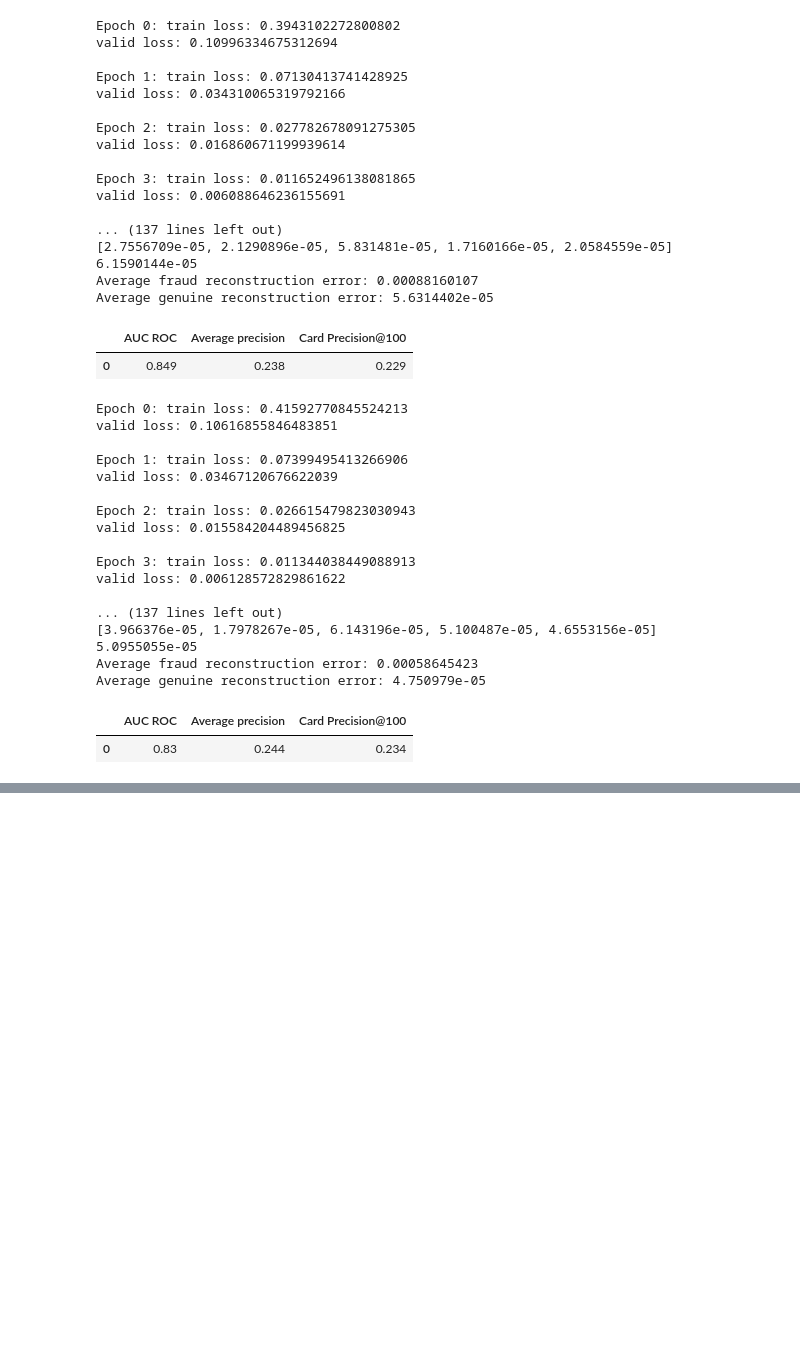
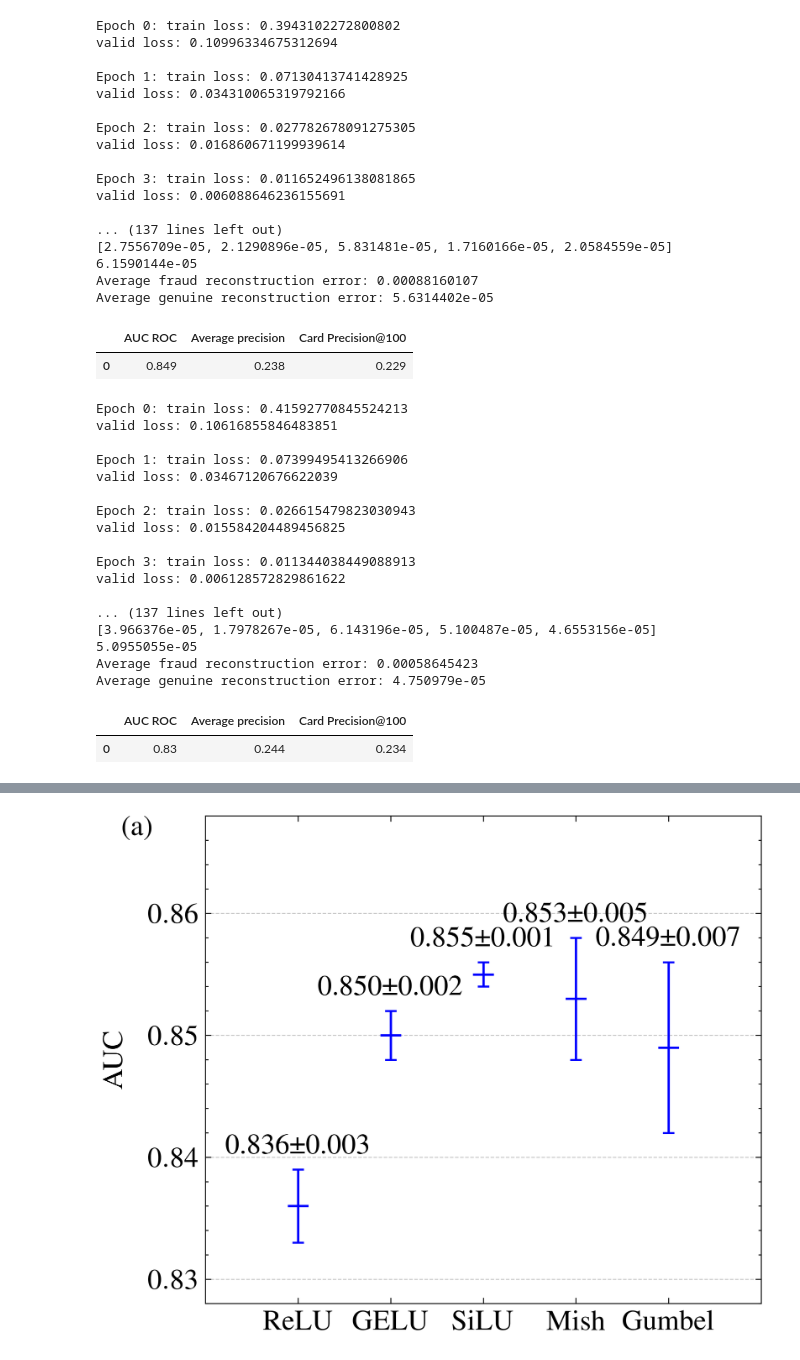
Before and after one commit to resonance-dfb/credit-autoencoder, a Jupyter notebook: 信用卡20250227 GELU SiLU.ipynb, the cells around one changed output, grey strips where cells are left out. Saved outputs shown, nothing was run; the diff lists cells and outputs as text; code cells hidden in the pictures; blank space fills up the shorter version.

```diff
--- a/信用卡20250227 GELU SiLU.ipynb
+++ b/信用卡20250227 GELU SiLU.ipynb
@@ -3248,0 +3524,91 @@ The PostScript backend does not support transparency; partially transparent arti
+# %%
+import torch
+import matplotlib.pyplot as plt
+import numpy as np
+import matplotlib
+import matplotlib as mpl
+import scienceplots
+
+# 禁用LaTeX渲染以避免中文问题
+plt.rcParams['text.usetex'] = False
+plt.rcParams['font.serif'] = ['Times New Roman']
+mpl.rcParams['figure.dpi'] = 800
+mpl.rcParams['axes.unicode_minus'] = False # 用来正常显示负号
+plt.style.use(['science', 'ieee'])
+
+# 激活函数及其AUC结果数据
+activation_functions = ['ReLU', 'GELU', 'SiLU', 'Mish', 'Gumbel']
+auc_means = [0.836, 0.850, 0.855, 0.853, 0.849]
+auc_stds = [0.003, 0.002, 0.001, 0.005, 0.007]
+
+# 创建图形和轴
+fig, ax = plt.subplots(figsize=(5, 4))
+
+# 设置x坐标位置
+x = np.arange(len(activation_functions))
+
+# 调窄矩形和误差条的宽度
+width = 0.3 # 更窄的宽度
+
+# 创建灰度颜色列表，使用不同的深浅
+gray_levels = np.linspace(0.2, 0.8, len(activation_functions)) # 从浅到深的灰度
+colors = [plt.cm.gray(level) for level in gray_levels]
+
+# 同时显示矩形范围和误差条
+for i in range(len(activation_functions)):
+  # 计算下限和上限
+  lower = auc_means[i] - auc_stds[i]
+  upper = auc_means[i] + auc_stds[i]
+
+  # 绘制显示误差范围的矩形，使用灰度颜色
+ # rect = plt.Rectangle((x[i] - width/2, lower), width, upper - lower,
+ #           color=colors[i], alpha=1.0) # 调整透明度
+ # ax.add_patch(rect)
+
+  # 在矩形中心添加均值线
+  ax.plot([x[i] - width/3, x[i] + width/3], [auc_means[i], auc_means[i]],
+      color='blue', linestyle='-', linewidth=1.2) # 稍微减小线宽
+
+  # 使用errorbar函数绘制误差条
+  ax.errorbar(x[i], auc_means[i], yerr=auc_stds[i], fmt='none',
+        color='blue', capsize=3, capthick=1, linestyle='-', linewidth=1.2) # 调整端帽大小和线宽
+
+  # 添加数值标签
+  ax.annotate(f'{auc_means[i]:.3f}±{auc_stds[i]:.3f}',
+        xy=(x[i], upper),
+        xytext=(0, 5), # 5点垂直偏移
+        textcoords="offset points",
+        ha='center', va='bottom',
+        fontsize=15)
+
+# 设置标题和轴标签
+ax.set_ylabel('AUC', fontsize=15, labelpad=10)
+
+# 设置x轴刻度和标签
+ax.set_xticks(x)
+ax.set_xticklabels(activation_functions, fontsize=15)
+ax.tick_params(axis='y', labelsize=15) # y轴刻度标签字体大小
+ax.xaxis.set_minor_locator(plt.NullLocator())
+
+# 设置y轴范围，使图表更清晰
+y_min = min([m - s for m, s in zip(auc_means, auc_stds)]) - 0.005
+y_max = max([m + s for m, s in zip(auc_means, auc_stds)]) + 0.01
+ax.set_ylim(y_min, y_max)
+
+# 添加网格线
+ax.grid(True, linestyle='--', alpha=0.7, axis='y')
+
+# 设置x轴范围，增加两侧空白
+ax.set_xlim(x[0] - 1, x[-1] + 1) # 关键行：增加x轴范围
+
+# 添加 (a) 标记
+ax.text(-0.15, 1.0, '(a)', transform=ax.transAxes, fontsize=15, va='top')
+
+# 调整布局
+plt.tight_layout()
+
+# 保存为EPS文件
+plt.savefig('D:/Credit Card Fraud Detection/Fig3a.eps', format='eps', dpi=800)
+
+plt.show()
+# %% [output]
@@ -3248,0 +3616 @@ The PostScript backend does not support transparency; partially transparent arti
+[figure, added]
```
Also changed, not shown: parts of 13 cells of this notebook.
